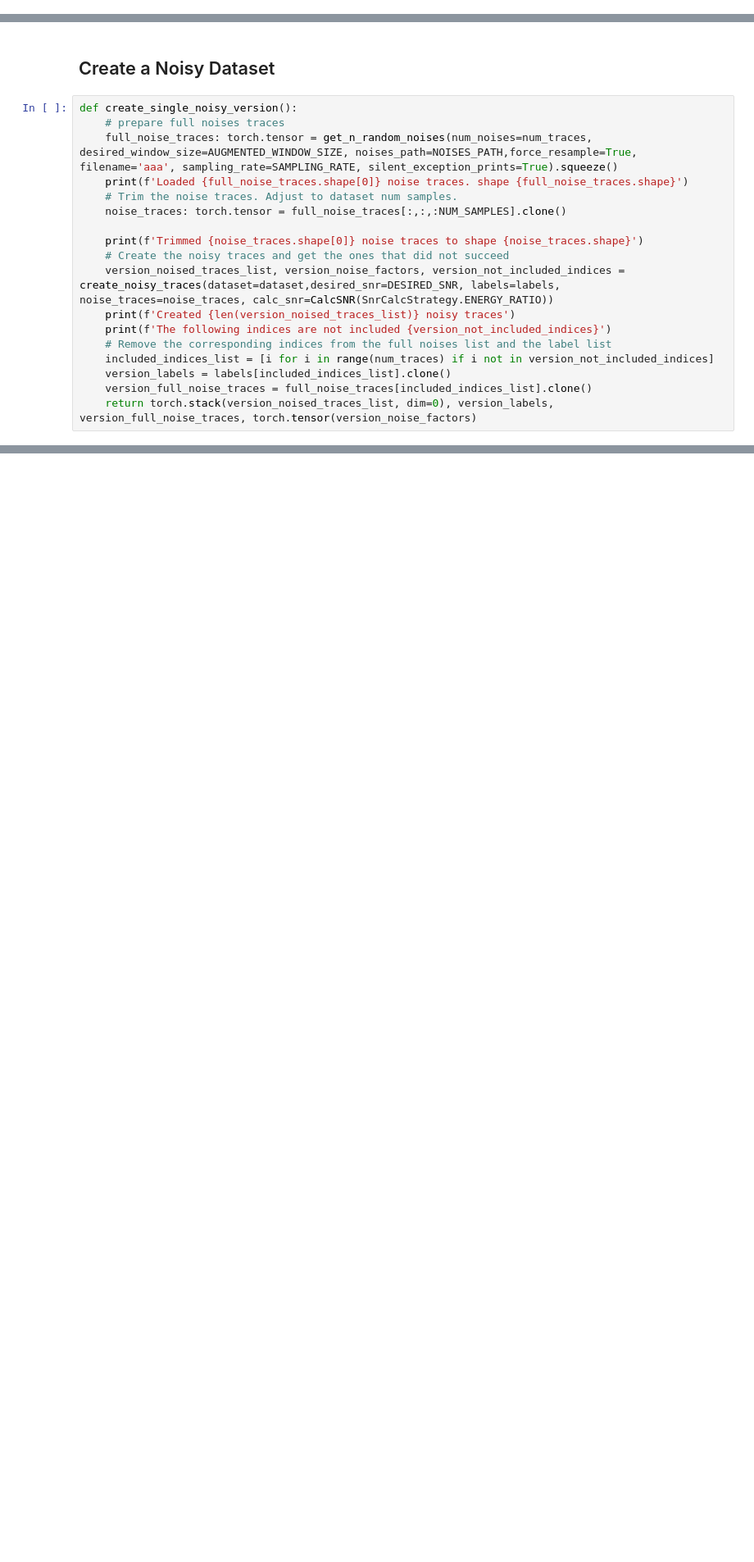
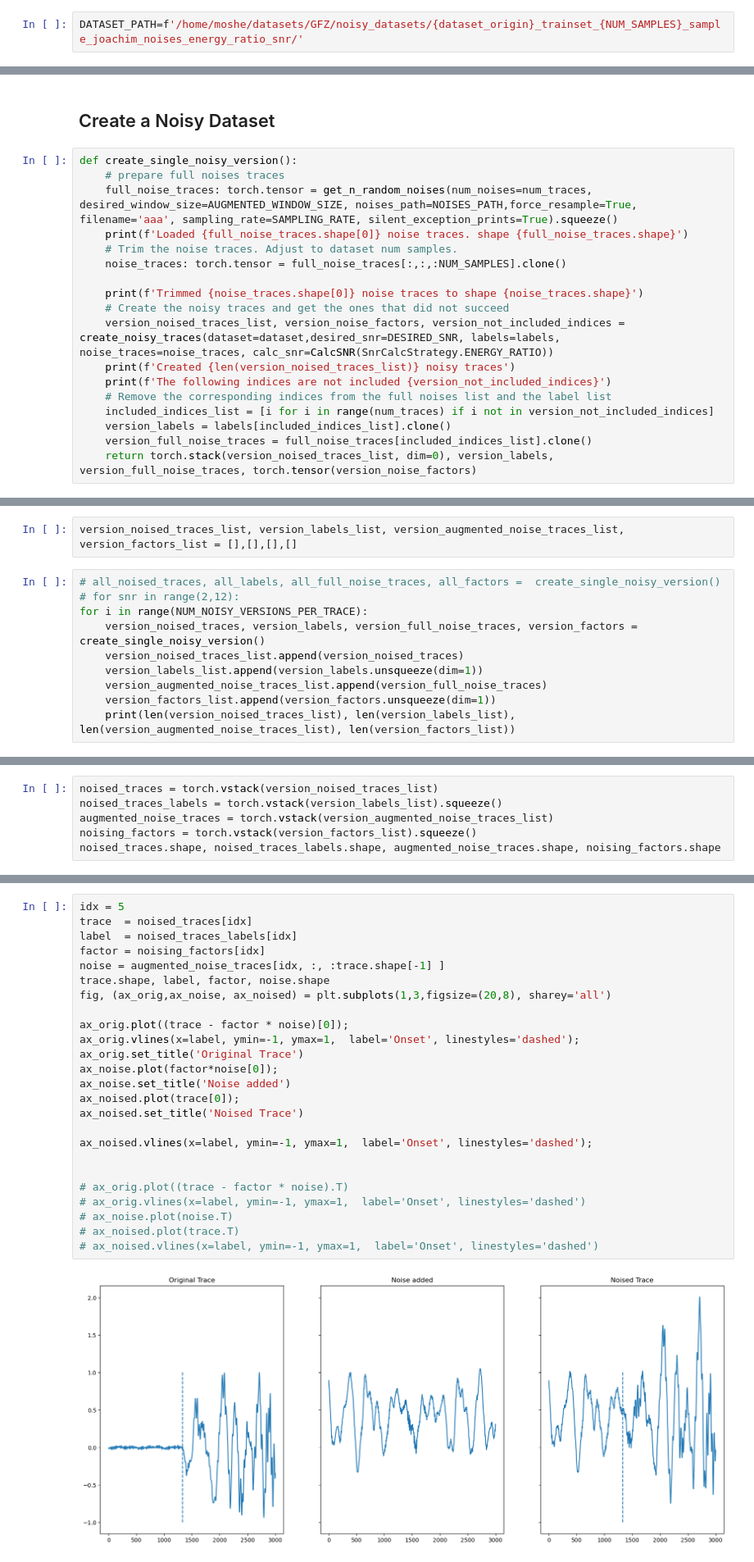
Before and after one commit to moshebeutel/summer_2022_Seismology, a Jupyter notebook: notebooks/create_noisy_dataset.ipynb, the cells around one changed output, grey strips where cells are left out. Shown at 82% size. Cells and saved outputs as stored; diff of their text form; blank space fills up the shorter version.

Commit message:
create_noisy_dataset.ipynb organized.

```diff
--- a/notebooks/create_noisy_dataset.ipynb
+++ b/notebooks/create_noisy_dataset.ipynb
@@ -18,0 +30,2 @@ AUGMENTED_WINDOW_SIZE=NUM_SAMPLES+SAMPLING_RATE*NUM_SHIFTS
+# %%
+DATASET_PATH=f'/home/moshe/datasets/GFZ/noisy_datasets/{dataset_origin}_trainset_{NUM_SAMPLES}_sample_joachim_noises_energy_ratio_snr/'
@@ -147,0 +79,12 @@ all_noised_traces.shape, all_labels.shape, all_full_noise_traces.shape, all_fact
+# %%
+version_noised_traces_list, version_labels_list, version_augmented_noise_traces_list, version_factors_list = [],[],[],[]
+# %%
+# all_noised_traces, all_labels, all_full_noise_traces, all_factors =  create_single_noisy_version()
+# for snr in range(2,12):
+for i in range(NUM_NOISY_VERSIONS_PER_TRACE):
+    version_noised_traces, version_labels, version_full_noise_traces, version_factors =  create_single_noisy_version()
+    version_noised_traces_list.append(version_noised_traces)
+    version_labels_list.append(version_labels.unsqueeze(dim=1))
+    version_augmented_noise_traces_list.append(version_full_noise_traces)
+    version_factors_list.append(version_factors.unsqueeze(dim=1))
+    print(len(version_noised_traces_list), len(version_labels_list), len(version_augmented_noise_traces_list), len(version_factors_list))
@@ -147,0 +108,6 @@ all_noised_traces.shape, all_labels.shape, all_full_noise_traces.shape, all_fact
+# %%
+noised_traces = torch.vstack(version_noised_traces_list)
+noised_traces_labels = torch.vstack(version_labels_list).squeeze()
+augmented_noise_traces = torch.vstack(version_augmented_noise_traces_list)
+noising_factors = torch.vstack(version_factors_list).squeeze()
+noised_traces.shape, noised_traces_labels.shape, augmented_noise_traces.shape, noising_factors.shape
@@ -159,0 +137,27 @@ torch.save(all_factors, os.path.join(noisy_dataset_path, 'factors.pt'))
+# %%
+idx = 5
+trace  = noised_traces[idx]
+label  = noised_traces_labels[idx]
+factor = noising_factors[idx]
+noise = augmented_noise_traces[idx, :, :trace.shape[-1] ]
+trace.shape, label, factor, noise.shape
+fig, (ax_orig,ax_noise, ax_noised) = plt.subplots(1,3,figsize=(20,8), sharey='all')
+
+ax_orig.plot((trace - factor * noise)[0]);
+ax_orig.vlines(x=label, ymin=-1, ymax=1,  label='Onset', linestyles='dashed');
+ax_orig.set_title('Original Trace')
+ax_noise.plot(factor*noise[0]);
+ax_noise.set_title('Noise added')
+ax_noised.plot(trace[0]);
+ax_noised.set_title('Noised Trace')
+
+ax_noised.vlines(x=label, ymin=-1, ymax=1,  label='Onset', linestyles='dashed');
+
+
+# ax_orig.plot((trace - factor * noise).T)
+# ax_orig.vlines(x=label, ymin=-1, ymax=1,  label='Onset', linestyles='dashed')
+# ax_noise.plot(noise.T)
+# ax_noised.plot(trace.T)
+# ax_noised.vlines(x=label, ymin=-1, ymax=1,  label='Onset', linestyles='dashed')
+# %% [output]
+[figure, added]
```
Also changed, not shown: parts of 21 cells of this notebook.
